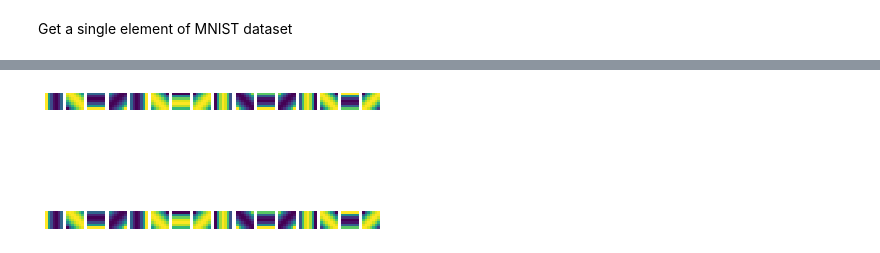
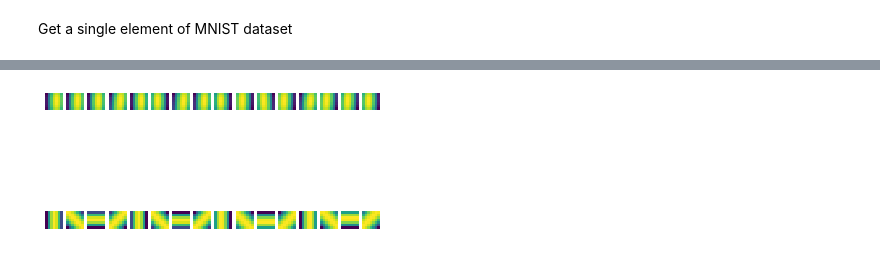
Before and after one commit to SRSteinkamp/PWC_Perez2020_Gabor, a Jupyter notebook: experiments.ipynb, the cells around one changed output, grey strips where cells are left out. Cells and saved outputs as stored; diff of their text form; code cells hidden in the pictures.

```diff
--- a/experiments.ipynb
+++ b/experiments.ipynb
@@ -99,5 +75,6 @@ array([[[[0.99895924],
 # %%
-test_gl =  GaborLayer(filters=2, kernel_size=(7,7), orientations=8, activation='relu')
+test_gl =  GaborLayer(filters=16, kernel_size=(7,7), orientations=8,
+                      activation='relu', use_bias=False, use_alphas=False, learn_orientations=True)
 model = keras.models.Sequential([
                         keras.layers.Input([28, 28, 1]),
                         test_gl,
@@ -157,8 +151,12 @@ kernel = tf.repeat(kernel, 2, axis=2)
 # %%
 fig, axes = plt.subplots(2, 16)
 
-for n, ax in enumerate(axes.flatten()):
-    ax.imshow(kernel[:,:,n//16,np.mod(n, 16)])
+for n, ax in enumerate(axes.flatten()[:16]):
+    ax.imshow(test_gl.kernel[n,:,:,0])
     ax.axis('off')
+
+for n, ax in enumerate(axes.flatten()[16:]):
+    ax.imshow(GL.kernel[n,:,:,0])
+    ax.axis('off')
 # %% [output]
-[figure, old version]
+[figure, new version]
```
Also changed, not shown: parts of 14 cells of this notebook, 7 other files.
